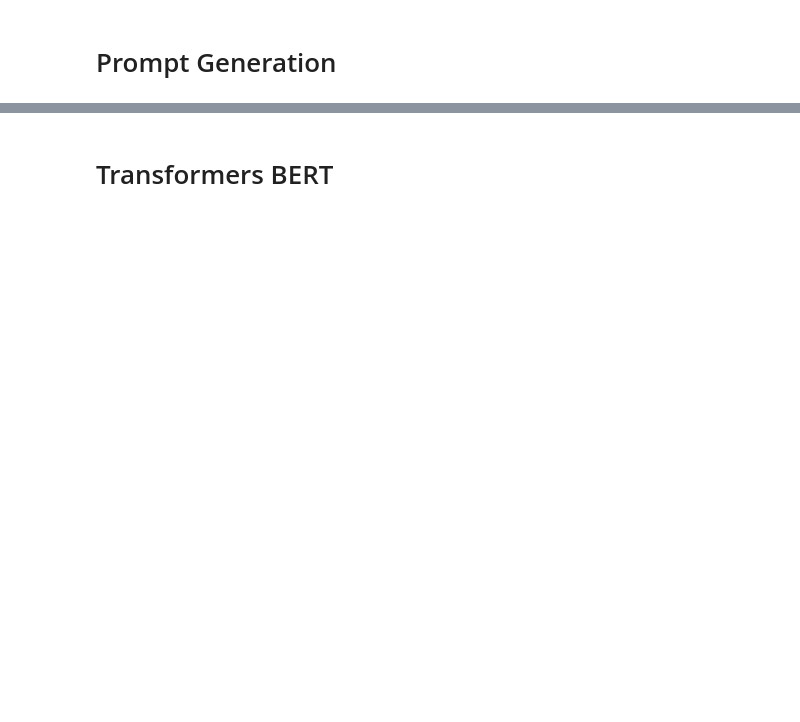
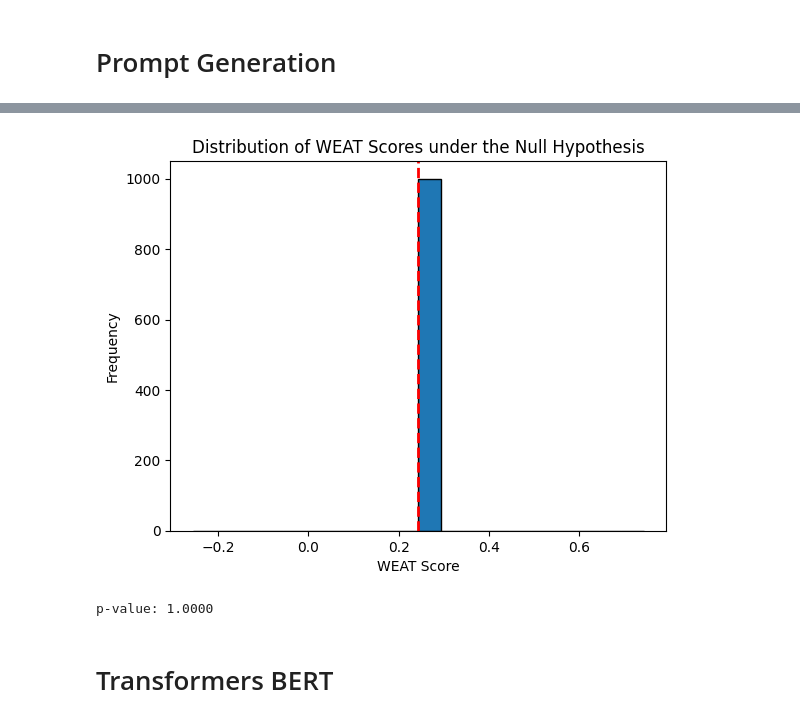
Before and after one commit to tanjimmostafa/Bias-detection-bangla-word-embeddings, a Jupyter notebook: Detecting_Bias.ipynb, the cells around one changed output, grey strips where cells are left out. Saved outputs shown, nothing was run; the diff lists cells and outputs as text; code cells hidden in the pictures; blank space fills up the shorter version.

```diff
--- a/Detecting_Bias.ipynb
+++ b/Detecting_Bias.ipynb
@@ -363,20 +429,0 @@ Word2Vec
-# %%
-from collections import defaultdict
-import time
-import gensim
-word2vec_model_path = "models/bangla_word2vec/bnwiki_word2vec.model"
-word2vec_model = gensim.models.Word2Vec.load(word2vec_model_path)
-
-start = time.time()
-word_list = ['ইসলাম', 'খ্রিস্টান', 'ইহুদি', 'মোহাম্মাদ', 'বাইবেল','কোরান']
-word_list2 =['হিন্দু', 'বৌদ্ধ','মূর্তি','রাম','মন্দির','প্যাগোডা']
-word_listA =  ['শান্তি', 'সৌহার্দ্য', 'মৈত্রী', 'সম্প্রীতি', 'সমঝোতা', 'সহযোগিতা']
-word_listB =  ['শত্রু', 'যুদ্ধ', 'বৈরিতা', 'সংঘর্ষ', 'হিংস্র', 'লড়াই']
-
-for word in word_listB:
-  if word in word2vec_model.wv.key_to_index:
-    pass
-  else:
-    print(f'{word} Not Found in the vocab')
-
-print('Total time executed', time.time()-start, 'Avg time for finding word to vec', (time.time()-start)/len(word_list))
@@ -451,2 +624,62 @@ WEAT score: -0.24590009450912476
+# %%
+# prompt: now perform the permutation test of some given words and show it in a graph to determine gender bias. show for each neutral words in relation to the gender specific words
+
+import numpy as np
+from sklearn.metrics.pairwise import cosine_similarity
+
+def permutation_test(word2vec_model, gender_specific_words, neutral_words, num_permutations=1000):
+  """
+  Performs the permutation test for a given set of gender-specific and neutral words.
+
+  Args:
+    word2vec_model: A Word2Vec model containing the word embeddings.
+    gender_specific_words: A list of gender-specific words.
+    neutral_words: A list of neutral words.
+    num_permutations: Number of permutations to perform.
+
+  Returns:
+    A tuple containing the p-value and the distribution of WEAT scores under the null hypothesis.
+  """
+
+  # Calculate the gender direction vector
+  gender_direction = word2vec_model.wv['পুরুষ'] - word2vec_model.wv['মহিলা']
+
+  # Calculate the observed WEAT score
+  observed_WEAT_score, _ = WEAT_test(word2vec_model, gender_specific_words, neutral_words)
+
+  # Initialize an array to store the WEAT scores under the null hypothesis
+  null_hypothesis_WEAT_scores = np.zeros(num_permutations)
+
+  # Perform permutations
+  for i in range(num_permutations):
+    # Randomly shuffle the neutral words
+    shuffled_neutral_words = np.random.permutation(neutral_words)
+
+    # Calculate the WEAT score under the null hypothesis
+    null_hypothesis_WEAT_scores[i], _ = WEAT_test(word2vec_model, gender_specific_words, shuffled_neutral_words)
+
+  # Calculate the p-value
+  p_value = (np.sum(null_hypothesis_WEAT_scores >= observed_WEAT_score) + 1) / (num_permutations + 1)
+
+  # Plot the distribution of WEAT scores under the null hypothesis
+  plt.hist(null_hypothesis_WEAT_scores, bins=20, edgecolor='black')
+  plt.axvline(x=observed_WEAT_score, color='red', linestyle='dashed', linewidth=2)
+  plt.xlabel('WEAT Score')
+  plt.ylabel('Frequency')
+  plt.title('Distribution of WEAT Scores under the Null Hypothesis')
+  plt.show()
+
+  return p_value, null_hypothesis_WEAT_scores
+
+# Example usage
+gender_specific_words = ['পুরুষ', 'ছেলে']
+neutral_words = ['টেবিল', 'গাছ', 'পাখি']
+
+p_value, null_hypothesis_WEAT_scores = permutation_test(word2vec_model, gender_specific_words, neutral_words)
+
+print(f"p-value: {p_value:.4f}")
+# %% [output]
+[figure, added]
+p-value: 1.0000
 # %% [markdown]
 # Transformers BERT
```
Also changed, not shown: parts of 23 cells of this notebook.
